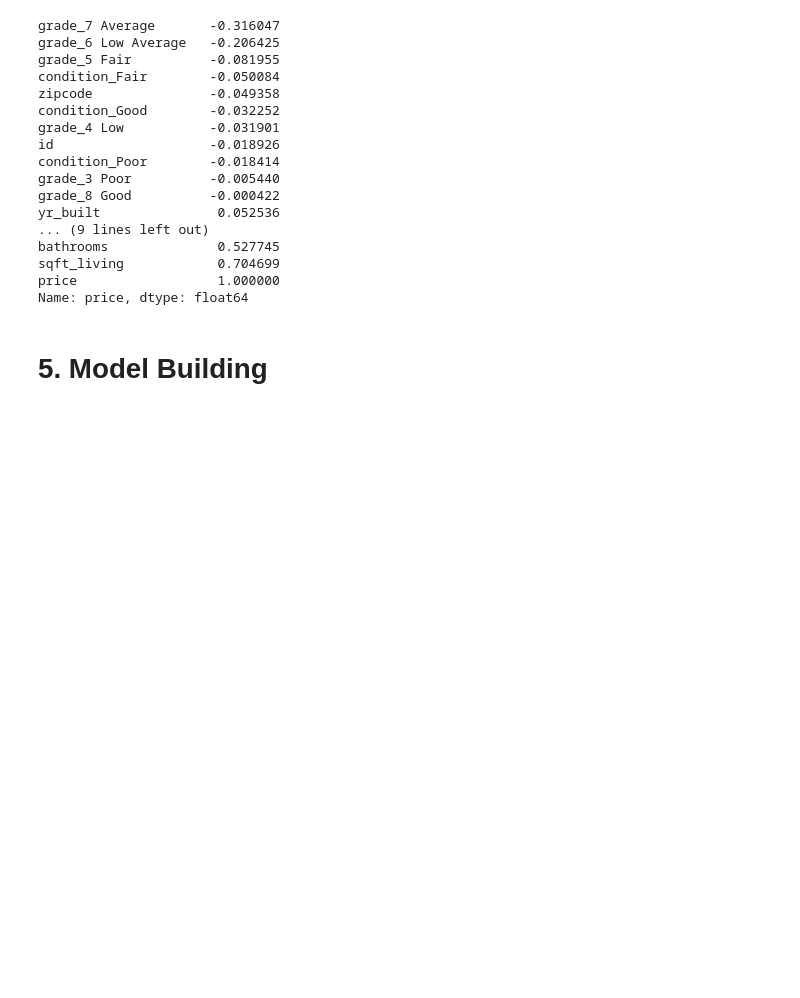
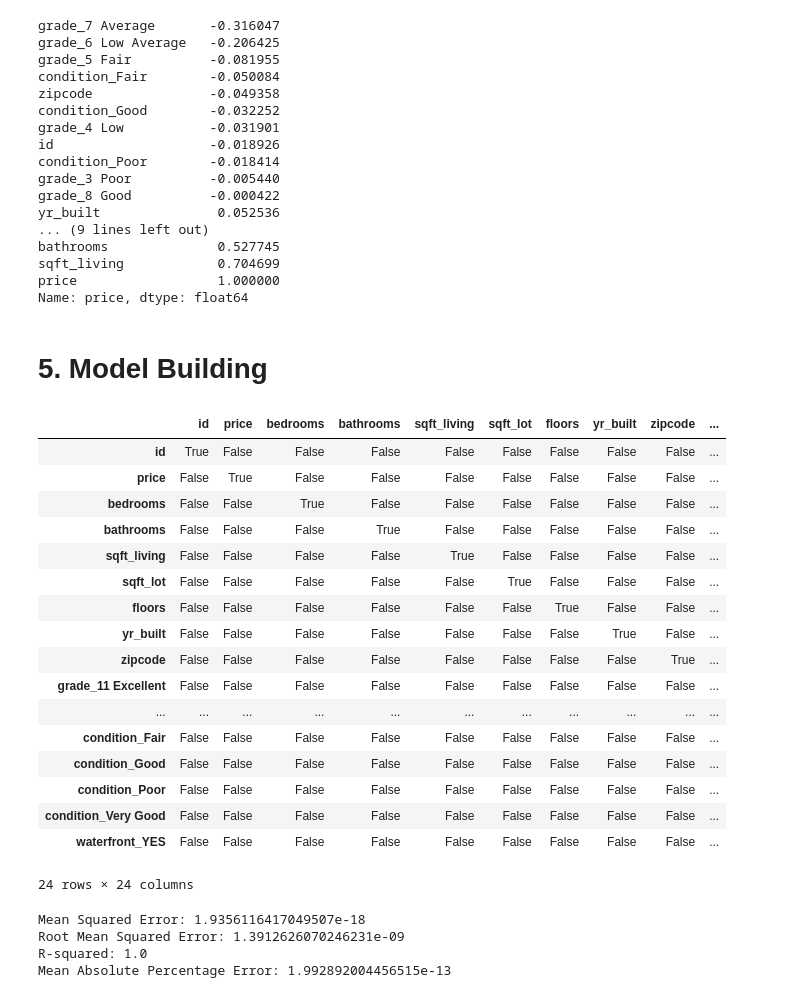
Before and after one commit to FionaNalianya/King-County-House-Sales, a Jupyter notebook: notebook.ipynb, the cells around one changed output. Saved outputs shown, nothing was run; the diff lists cells and outputs as text; code cells hidden in the pictures; blank space fills up the shorter version.

Commit message:
Added Regression model

```diff
--- a/notebook.ipynb
+++ b/notebook.ipynb
@@ -468,4 +447,48 @@ price                  1.000000
 Name: price, dtype: float64
 # %% [markdown]
 # 5. Model Building
+# %%
+# Checking for multicolinearity
+abs(house_encoded.corr())>0.8
+# %% [output]
+|  | id | price | bedrooms | bathrooms | sqft_living | sqft_lot | floors | yr_built | zipcode | ... |
+| id | True | False | False | False | False | False | False | False | False | ... |
+| price | False | True | False | False | False | False | False | False | False | ... |
+| bedrooms | False | False | True | False | False | False | False | False | False | ... |
+| bathrooms | False | False | False | True | False | False | False | False | False | ... |
+| sqft_living | False | False | False | False | True | False | False | False | False | ... |
+| sqft_lot | False | False | False | False | False | True | False | False | False | ... |
+| floors | False | False | False | False | False | False | True | False | False | ... |
+| yr_built | False | False | False | False | False | False | False | True | False | ... |
+| zipcode | False | False | False | False | False | False | False | False | True | ... |
+| grade_11 Excellent | False | False | False | False | False | False | False | False | False | ... |
+| ... | ... | ... | ... | ... | ... | ... | ... | ... | ... | ... |
+| condition_Fair | False | False | False | False | False | False | False | False | False | ... |
+| condition_Good | False | False | False | False | False | False | False | False | False | ... |
+| condition_Poor | False | False | False | False | False | False | False | False | False | ... |
+| condition_Very Good | False | False | False | False | False | False | False | False | False | ... |
+| waterfront_YES | False | False | False | False | False | False | False | False | False | ... |
+24 rows × 24 columns
+# %%
+# Modelling
+features = house_encoded[numeric_var]
+target = house_encoded['price']
+# Splitting the data
+X_train, X_test, y_train, y_test = train_test_split(features, target, test_size=0.2, random_state=42)
+model = LinearRegression()
+model.fit(X_train, y_train)
+y_pred = model.predict(X_test)
+mse = mean_squared_error(y_test, y_pred)
+rmse = np.sqrt(mse)
+r2 = r2_score(y_test, y_pred)
+mape = np.mean(np.abs((y_test - y_pred) / y_test)) * 100
+print(f"Mean Squared Error: {mse:}")
+print(f"Root Mean Squared Error: {rmse:}")
+print(f"R-squared: {r2:}")
+print(f"Mean Absolute Percentage Error: {mape:}")
+# %% [output]
+Mean Squared Error: 1.9356116417049507e-18
+Root Mean Squared Error: 1.3912626070246231e-09
+R-squared: 1.0
+Mean Absolute Percentage Error: 1.992892004456515e-13
 # %%
```
Also changed, not shown: parts of 25 cells of this notebook.
